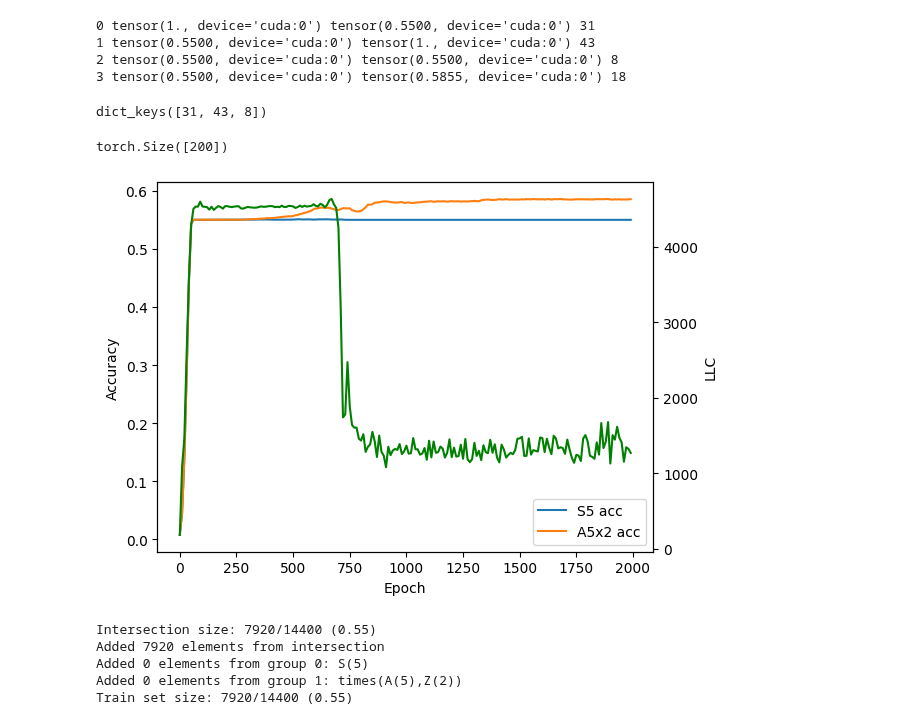
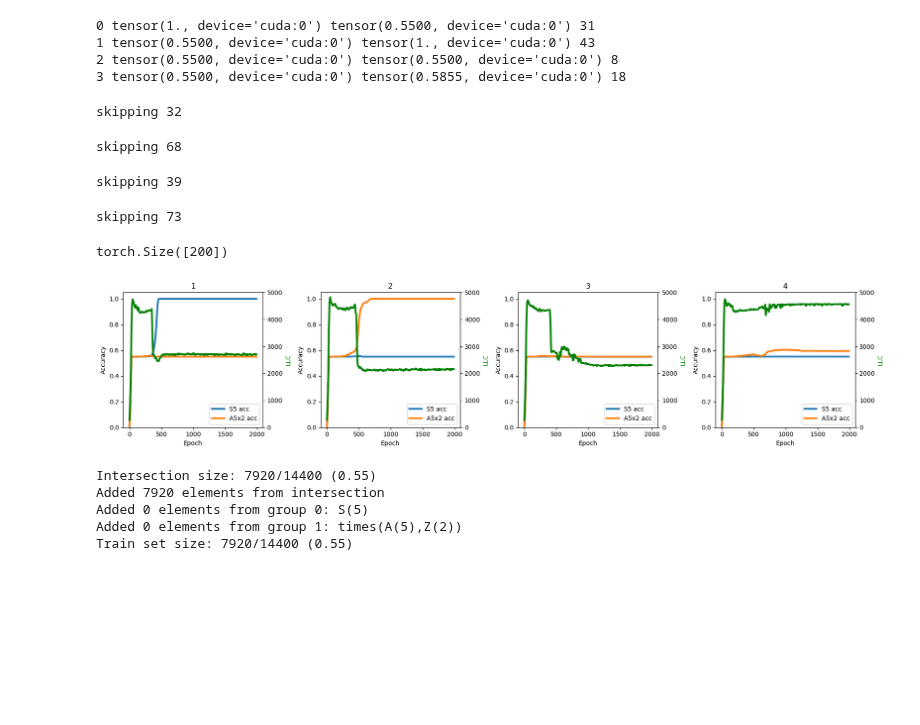
Before and after one commit to LouisYRYJ/Finite-groups, a Jupyter notebook: notebooks/scratch/llc_save.ipynb, the cells around one changed output. Drawn from its saved outputs; the diff is of its cells as text; code cells hidden in the pictures; blank space fills up the shorter version.

```diff
--- a/notebooks/scratch/llc_save.ipynb
+++ b/notebooks/scratch/llc_save.ipynb
@@ -28,8 +28,9 @@ import gc
 device = t.device("cuda" if t.cuda.is_available() else "cpu")
 # %%
 # path = '/workspace/models/2024_08_05_18_31_53_S_5__times_A_5__Z_2__'
-path = '/workspace/models/2024-12-19_01-41-15_S5_A5x2_MLP2_128_ubias_wd2e-5'
-models, params = load_models(path)
+# path = '/workspace/models/2024-12-19_01-41-15_S5_A5x2_MLP2_128_ubias_wd2e-5'
+path = '/workspace/models/2025-01-31_00-19-35_S_5__times_A_5__Z_2__'
+models, params = load_models(path, sel=slice(0, -1, 2))
 # %%
 data = GroupData(params)
 loss_dict = test_loss(models[-1].to(device), data)
@@ -74,27 +74,30 @@ print('3', loss_dict['G0_acc'][i3], loss_dict['G1_acc'][i3], i3)
 2 tensor(0.5500, device='cuda:0') tensor(0.5500, device='cuda:0') 8
 3 tensor(0.5500, device='cuda:0') tensor(0.5855, device='cuda:0') 18
 # %%
-llcs = t.load('/workspace/wilson/Finite-groups/data/S5_A5x2_llcs.pt')
-llcs = {k.item(): v for k, v in llcs.items()}
-llcs.keys()
+# llcs = t.load('/workspace/wilson/Finite-groups/data/S5_A5x2_llcs.pt')
+llcs = t.load('/workspace/wilson/Finite-groups/data/S5_A5x2_nobias_llcs.pt')
+# llcs = {k.item(): v for k, v in llcs.items()}
+insts = llcs.keys()
-# %% [output]
-dict_keys([31, 43, 8])
 # %%
 # llcs = dict()
 g0_accs = dict()
 g1_accs = dict()
 # %%
-# for inst in [i0, i1, i2]:
-for inst in [i3]:
+for inst in insts:
     import gc; gc.collect()
     t.cuda.empty_cache()
     inst_models = MLP2.stack([model[inst].to(device) for model in tqdm(models, desc='stacking')]).to(device)
-    loss_dict = test_loss(inst_models, data)
-    g0_accs[inst] = loss_dict['G0_acc']
-    g1_accs[inst] = loss_dict['G1_acc']
+    inst_loss_dict = test_loss(inst_models, data)
+    g0_accs[inst] = inst_loss_dict['G0_acc']
+    g1_accs[inst] = inst_loss_dict['G1_acc']
     if inst in llcs:
         print('skipping', inst)
         continue
     llc , traces = get_llc(inst_models, data, **LLC_PARAMS)
     llcs[inst] = llc
+# %% [output]
+skipping 32
+skipping 68
+skipping 39
+skipping 73
 # %%
@@ -105,20 +109,26 @@ loss_dict['G0_acc'].shape
 torch.Size([200])
 # %%
 epochs = np.arange(0, 2000, 10)
-# for inst in llcs.keys():
-for inst in [i3]:
-    fig, ax1 = plt.subplots()
-    ax1.plot(epochs, g0_accs[inst].detach().cpu(), label='S5 acc')
-    ax1.plot(epochs, g1_accs[inst].detach().cpu(), label='A5x2 acc')
-    ax1.legend()
+fig, axs = plt.subplots(1, 4, figsize=(18, 4))
+for i, inst in enumerate(llcs.keys()):
+    # fig, ax1 = plt.subplots()
+    ax1 = axs[i]
+    ax1.plot(epochs, g0_accs[inst].detach().cpu(), label='S5 acc', linewidth=3)
+    ax1.plot(epochs, g1_accs[inst].detach().cpu(), label='A5x2 acc', linewidth=3)
+    ax1.legend(loc='lower right')
     ax1.set_ylabel('Accuracy')
     ax1.set_xlabel('Epoch')
     ax2 = ax1.twinx()
-    ax2.plot(epochs, llcs[inst].detach().cpu(), c='green')
-    ax2.set_ylabel('LLC')
-    plt.show()
+    ax2.plot(epochs, llcs[inst].detach().cpu(), c='green', linewidth=3)
+    ax2.set_ylabel('LLC', color='green')
+    # ax2.tick_params(axis='y', labelcolor='green')
+    ax1.set_ylim(0, 1.05)
+    ax2.set_ylim(0, 5000)
+    ax1.set_title(f'{i+1}')
+fig.tight_layout()
+plt.show()
 # %% [output]
-[figure, old version]
+[figure, new version]
 # %%
 dataset = GroupData(params)
 del models
```
Also changed, not shown: parts of 4 cells of this notebook, 3 other files.
